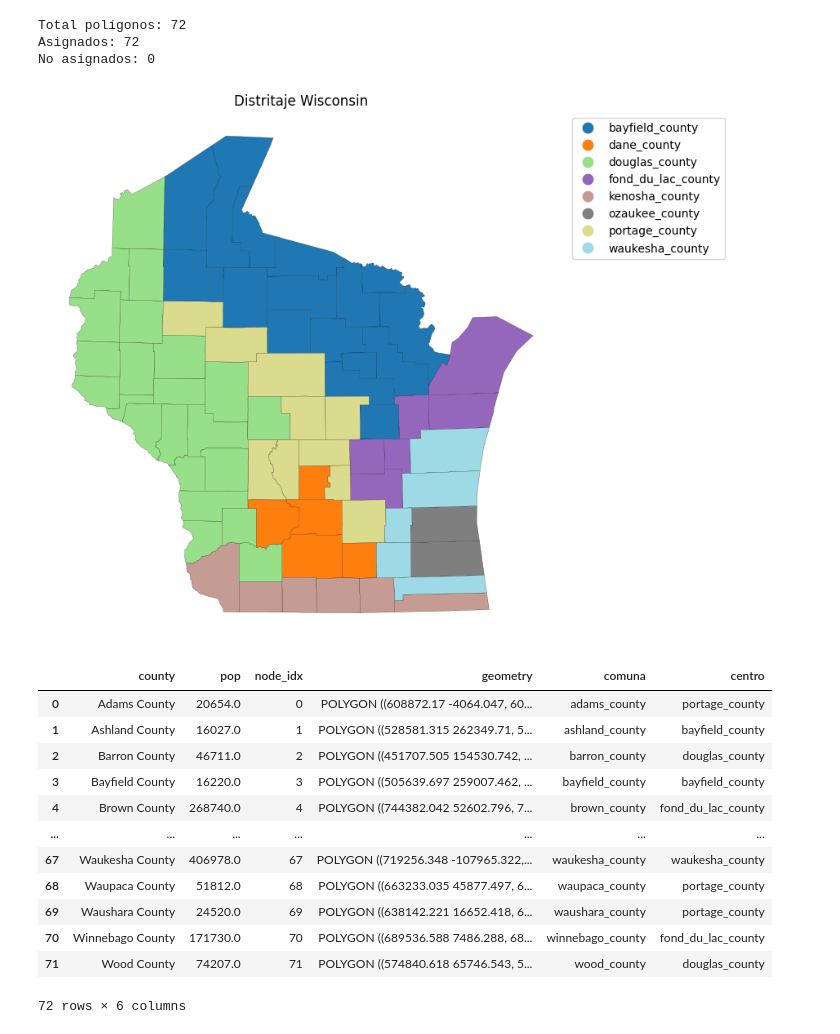
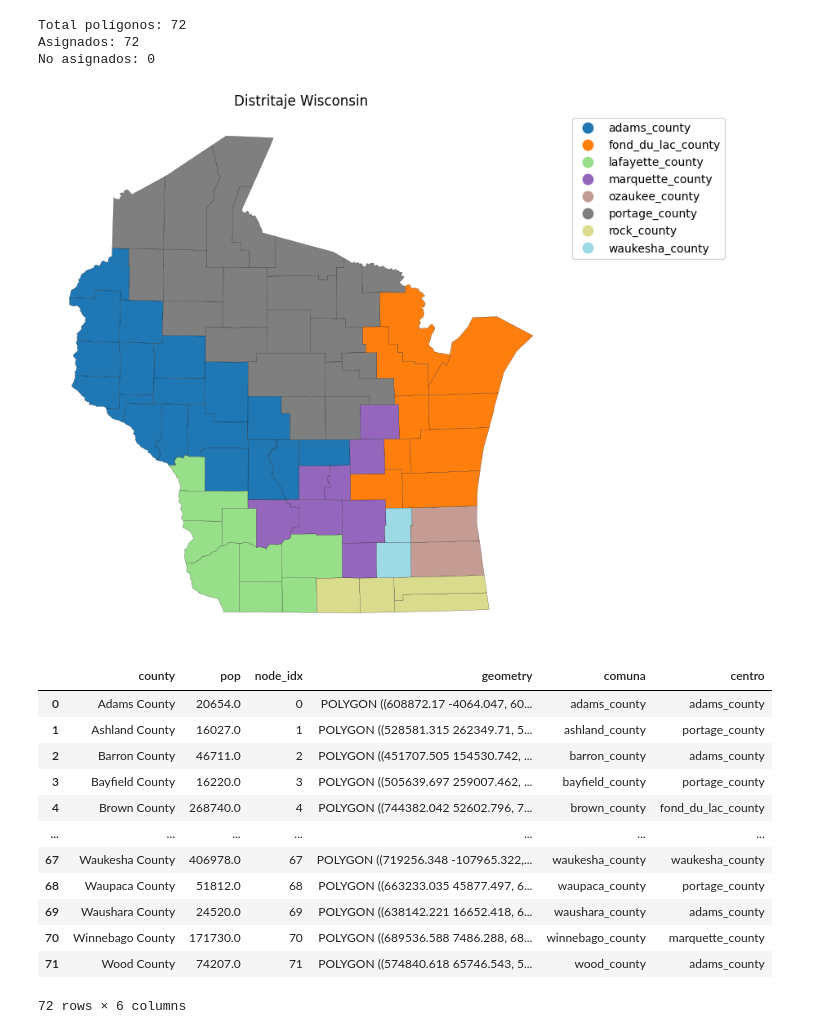
Before and after one commit to Andresdiazdcd/Tesis, a Jupyter notebook: Códigos/Graficos.ipynb, the cells around one changed output. Saved outputs shown, nothing was run; the diff lists cells and outputs as text; code cells hidden in the pictures.

Commit message:
graficos

```diff
--- a/Códigos/Graficos.ipynb
+++ b/Códigos/Graficos.ipynb
@@ -12,28 +12,28 @@ import geopandas as gpd
 from funciones_mapas_graficos import graficar_desde_asignaciones_csv, graficar_eeuu_desde_asignaciones_csv
 # %%
 graficar_eeuu_desde_asignaciones_csv(
-    "resultados_eeuu/wi_sys/t_025/t_025_asignaciones.csv",
+    "resultados_eeuu/wi_sys/t_011/t_011_asignaciones.csv",
     "DataEEUU/wi_paper/nodes.geojson",
-    "MAPAS_EEUU_GRAFICOS/mapa_wisconsin_t025.png",
+    "MAPAS_EEUU_GRAFICOS/mapa_wisconsin_t011.png",
     titulo="Distritaje Wisconsin"
 )
 # %% [output]
 Total polígonos: 72
 Asignados: 72
 No asignados: 0
-[figure, old version]
+[figure, new version]
 |  | county | pop | node_idx | geometry | comuna | centro |
-| 0 | Adams County | 20654.0 | 0 | POLYGON ((608872.17 -4064.047, 60... | adams_county | portage_county |
-| 1 | Ashland County | 16027.0 | 1 | POLYGON ((528581.315 262349.71, 5... | ashland_county | bayfield_county |
-| 2 | Barron County | 46711.0 | 2 | POLYGON ((451707.505 154530.742, ... | barron_county | douglas_county |
-| 3 | Bayfield County | 16220.0 | 3 | POLYGON ((505639.697 259007.462, ... | bayfield_county | bayfield_county |
+| 0 | Adams County | 20654.0 | 0 | POLYGON ((608872.17 -4064.047, 60... | adams_county | adams_county |
+| 1 | Ashland County | 16027.0 | 1 | POLYGON ((528581.315 262349.71, 5... | ashland_county | portage_county |
+| 2 | Barron County | 46711.0 | 2 | POLYGON ((451707.505 154530.742, ... | barron_county | adams_county |
+| 3 | Bayfield County | 16220.0 | 3 | POLYGON ((505639.697 259007.462, ... | bayfield_county | portage_county |
 | 4 | Brown County | 268740.0 | 4 | POLYGON ((744382.042 52602.796, 7... | brown_county | fond_du_lac_county |
 | ... | ... | ... | ... | ... | ... | ... |
 | 67 | Waukesha County | 406978.0 | 67 | POLYGON ((719256.348 -107965.322,... | waukesha_county | waukesha_county |
 | 68 | Waupaca County | 51812.0 | 68 | POLYGON ((663233.035 45877.497, 6... | waupaca_county | portage_county |
-| 69 | Waushara County | 24520.0 | 69 | POLYGON ((638142.221 16652.418, 6... | waushara_county | portage_county |
-| 70 | Winnebago County | 171730.0 | 70 | POLYGON ((689536.588 7486.288, 68... | winnebago_county | fond_du_lac_county |
-| 71 | Wood County | 74207.0 | 71 | POLYGON ((574840.618 65746.543, 5... | wood_county | douglas_county |
+| 69 | Waushara County | 24520.0 | 69 | POLYGON ((638142.221 16652.418, 6... | waushara_county | adams_county |
+| 70 | Winnebago County | 171730.0 | 70 | POLYGON ((689536.588 7486.288, 68... | winnebago_county | marquette_county |
+| 71 | Wood County | 74207.0 | 71 | POLYGON ((574840.618 65746.543, 5... | wood_county | adams_county |
 72 rows × 6 columns
 # %%
 gdf_mapa = graficar_desde_asignaciones_csv(
```
Also changed, not shown: parts of 1 cell of this notebook.
